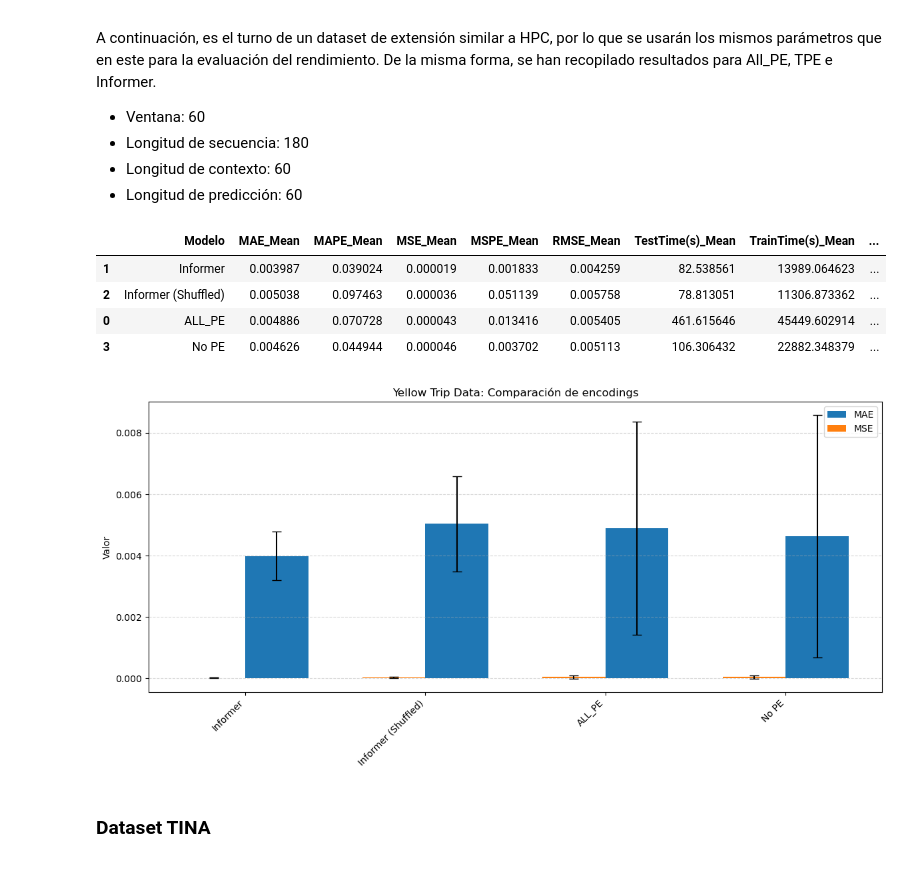
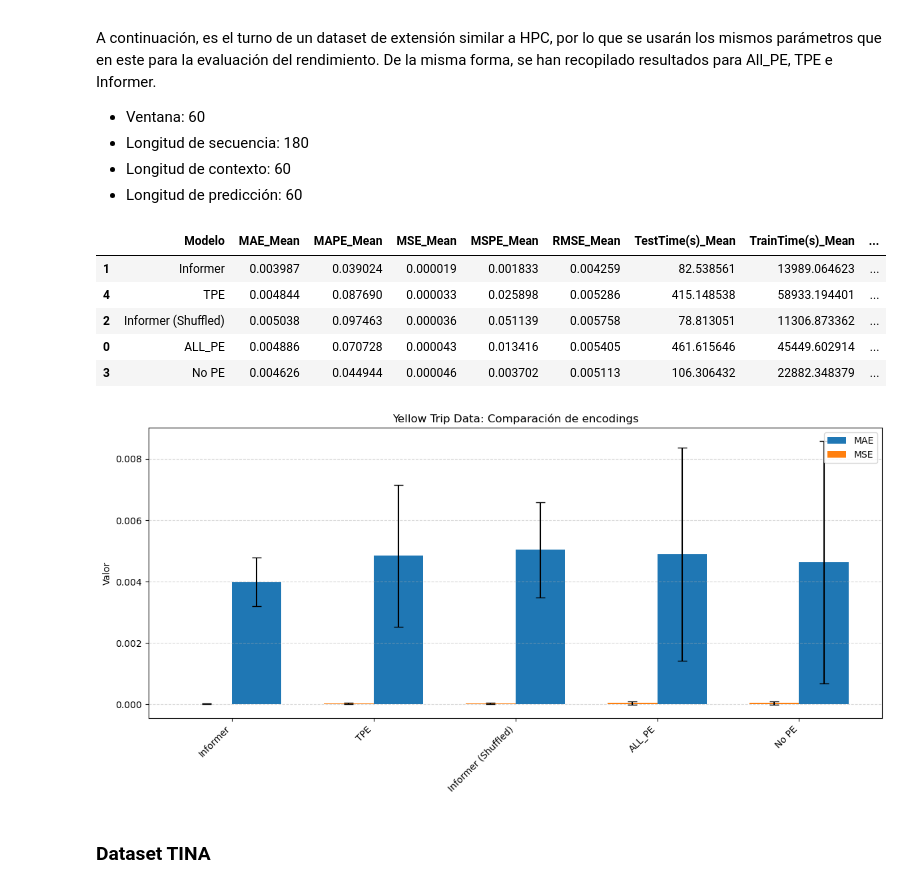
Before and after one commit to hexecoded/TFM, a Jupyter notebook: Experimentos/ResultadosNGPU.ipynb, the cells around one changed output. Cells and saved outputs as stored; diff of their text form; code cells hidden in the pictures.

Commit message:
Experimentación: añadidos los datos TPE para Taxi

```diff
--- a/Experimentos/ResultadosNGPU.ipynb
+++ b/Experimentos/ResultadosNGPU.ipynb
@@ -328,7 +328,7 @@ model_files = {
     "Informer": "metricas_InformerVanilla_taxi_informer_informer_Taxi_ftM_sl180_ll60_pl60_win60_dm512_nh8_el2_dl1_df2048_atfull_fc5_ebtimeF_dtTrue_mxTrue_test_taxi_informer.csv",
     "Informer (Shuffled)": "metricas_InformerVanilla_taxi_informer_shuffled_informer_Taxi_ftM_sl180_ll60_pl60_win60_dm512_nh8_el2_dl1_df2048_atfull_fc5_ebtimeF_dtTrue_mxTrue_test_taxi_informer_shuffled.csv",
     "No PE": "metricas_InformerVanilla_taxi_nope_informer_Taxi_ftM_sl180_ll60_pl60_win60_dm512_nh8_el2_dl1_df2048_atfull_fc5_ebtimeF_dtTrue_mxTrue_test_taxi_nope.csv",
-    #"TPE": "metricas_InformerVanilla_etth1_tpe_informer_ETTh1_ftM_sl96_ll48_pl24_win24_dm512_nh8_el2_dl1_df2048_atfull_fc5_ebtimeF_dtTrue_mxTrue_test_etth1_tpe.csv",
+    "TPE": "metricas_InformerVanilla_taxi_tpe_informer_Taxi_ftM_sl180_ll60_pl60_win60_dm512_nh8_el2_dl1_df2048_atfull_fc5_ebtimeF_dtTrue_mxTrue_test_taxi_tpe.csv",
     #"TPE (Shuffled)": "metricas_InformerVanilla_etth1_tpe_shuffled_informer_ETTh1_ftM_sl96_ll48_pl24_win24_dm512_nh8_el2_dl1_df2048_atfull_fc5_ebtimeF_dtTrue_mxTrue_test_etth1_tpe_shuffled.csv"
 }
 
@@ -341,34 +341,35 @@ for model_name, file_path in model_files.items():
 
     # Pivotar valores de Mean y STD
     df_mean = df.pivot(index='Modelo', columns='Metric', values='Mean')
     df_std = df.pivot(index='Modelo', columns='Metric', values='STD')
 
     # Renombrar columnas para distinguir Mean y STD
     df_mean.columns = [f"{col}_Mean" for col in df_mean.columns]
     df_std.columns = [f"{col}_STD" for col in df_std.columns]
 
     # Combinar ambos
     df_combined = pd.concat([df_mean, df_std], axis=1)
 
     dfs.append(df_combined)
 
 # Unir todos los modelos
 final_df = pd.concat(dfs)
 
 # Resetear índice y ordenar por MSE_Mean
 final_df.reset_index(inplace=True)
 final_df = final_df.sort_values(by="MSE_Mean")
 
 # Mostramos tabla y gráfico
 display(final_df)
 plot_metricas_con_error(final_df, titulo=f"Yellow Trip Data: Comparación de encodings")
 # %% [output]
 |  | Modelo | MAE_Mean | MAPE_Mean | MSE_Mean | MSPE_Mean | RMSE_Mean | TestTime(s)_Mean | TrainTime(s)_Mean | ... |
 | 1 | Informer | 0.003987 | 0.039024 | 0.000019 | 0.001833 | 0.004259 | 82.538561 | 13989.064623 | ... |
+| 4 | TPE | 0.004844 | 0.087690 | 0.000033 | 0.025898 | 0.005286 | 415.148538 | 58933.194401 | ... |
 | 2 | Informer (Shuffled) | 0.005038 | 0.097463 | 0.000036 | 0.051139 | 0.005758 | 78.813051 | 11306.873362 | ... |
 | 0 | ALL_PE | 0.004886 | 0.070728 | 0.000043 | 0.013416 | 0.005405 | 461.615646 | 45449.602914 | ... |
 | 3 | No PE | 0.004626 | 0.044944 | 0.000046 | 0.003702 | 0.005113 | 106.306432 | 22882.348379 | ... |
-[figure, old version]
+[figure, new version]
 # %% [markdown]
 ### Dataset TINA
 # %%
```
Also changed, not shown: 1 other file.
